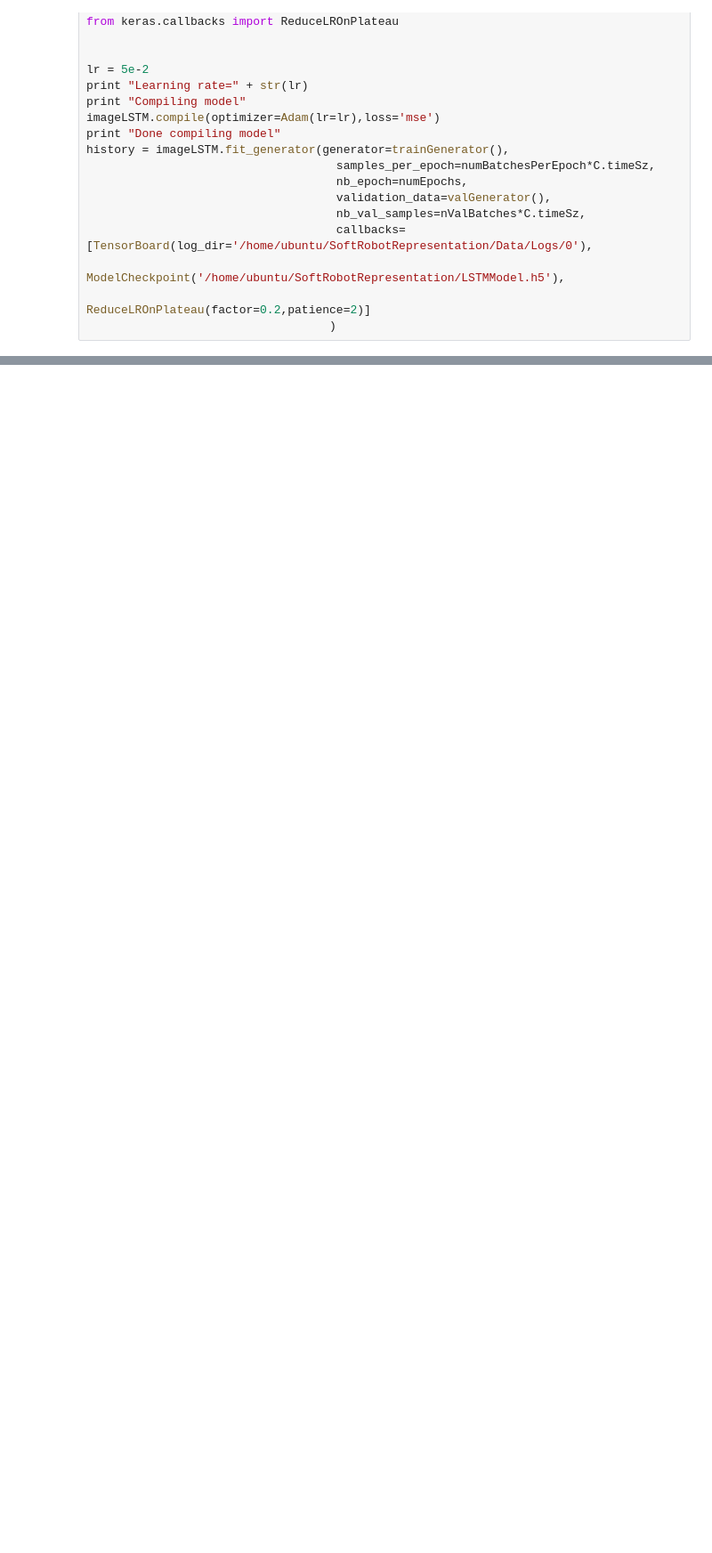
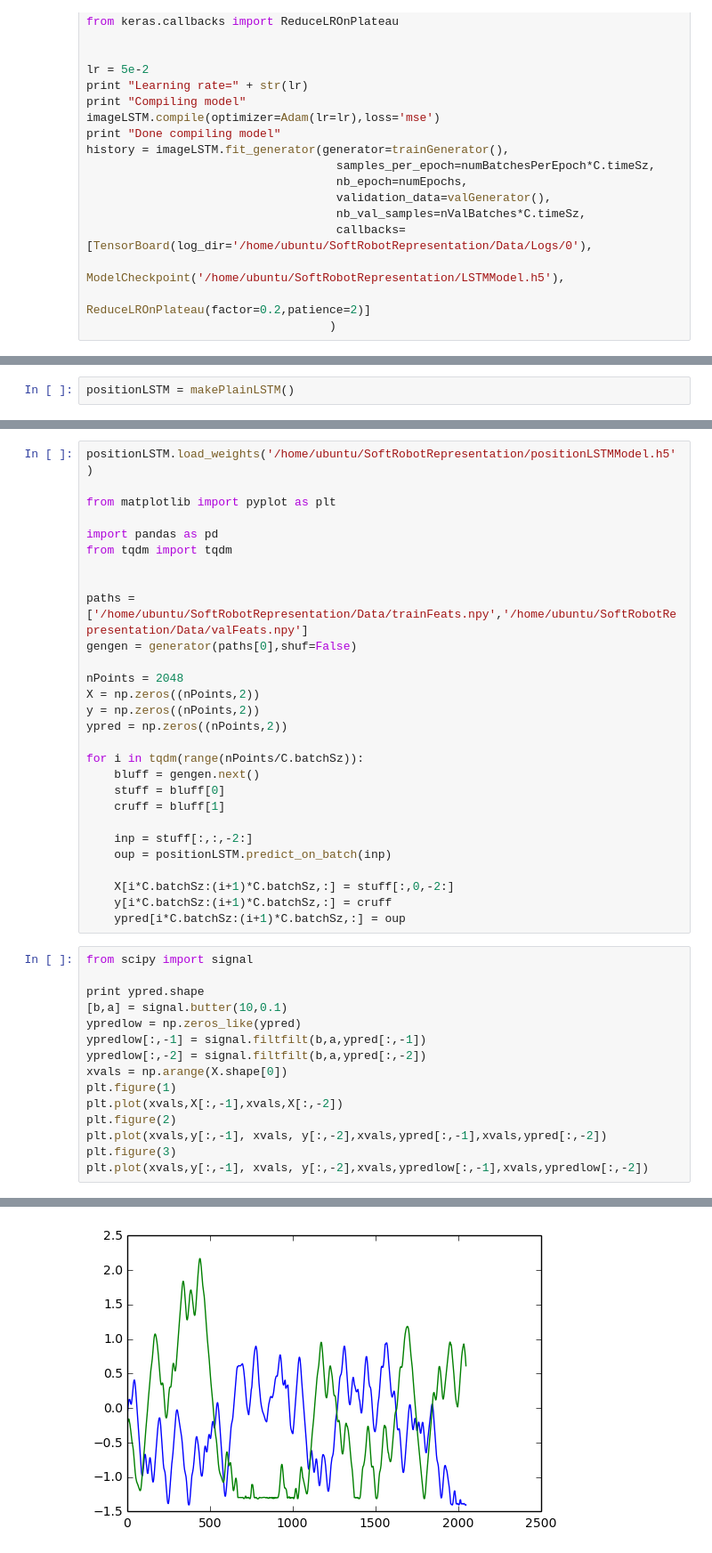
Before and after one commit to josephgreer/SoftRobotRepresentation, a Jupyter notebook: Src/LSTM.ipynb, the cells around one changed output, grey strips where cells are left out. Shown at 89% size. Drawn from its saved outputs; the diff is of its cells as text; blank space fills up the shorter version.

Commit message:
LSTM model comparison working

```diff
--- a/Src/LSTM.ipynb
+++ b/Src/LSTM.ipynb
@@ -244,0 +260,2 @@ for iteration in range(1, 60):
+# %%
+positionLSTM = makePlainLSTM()
@@ -244,0 +342,44 @@ for iteration in range(1, 60):
+# %%
+positionLSTM.load_weights('/home/ubuntu/SoftRobotRepresentation/positionLSTMModel.h5')
+
+from matplotlib import pyplot as plt
+
+import pandas as pd
+from tqdm import tqdm
+
+
+paths = ['/home/ubuntu/SoftRobotRepresentation/Data/trainFeats.npy','/home/ubuntu/SoftRobotRepresentation/Data/valFeats.npy']
+gengen = generator(paths[0],shuf=False)
+
+nPoints = 2048
+X = np.zeros((nPoints,2))
+y = np.zeros((nPoints,2))
+ypred = np.zeros((nPoints,2))
+
+for i in tqdm(range(nPoints/C.batchSz)):
+    bluff = gengen.next()
+    stuff = bluff[0]
+    cruff = bluff[1]
+
+    inp = stuff[:,:,-2:]
+    oup = positionLSTM.predict_on_batch(inp)
+
+    X[i*C.batchSz:(i+1)*C.batchSz,:] = stuff[:,0,-2:]
+    y[i*C.batchSz:(i+1)*C.batchSz,:] = cruff
+    ypred[i*C.batchSz:(i+1)*C.batchSz,:] = oup
+# %%
+from scipy import signal
+
+print ypred.shape
+[b,a] = signal.butter(10,0.1)
+ypredlow = np.zeros_like(ypred)
+ypredlow[:,-1] = signal.filtfilt(b,a,ypred[:,-1])
+ypredlow[:,-2] = signal.filtfilt(b,a,ypred[:,-2])
+xvals = np.arange(X.shape[0])
+plt.figure(1)
+plt.plot(xvals,X[:,-1],xvals,X[:,-2])
+plt.figure(2)
+plt.plot(xvals,y[:,-1], xvals, y[:,-2],xvals,ypred[:,-1],xvals,ypred[:,-2])
+plt.figure(3)
+plt.plot(xvals,y[:,-1], xvals, y[:,-2],xvals,ypredlow[:,-1],xvals,ypredlow[:,-2])
+# %% [output]
@@ -244,0 +391 @@ for iteration in range(1, 60):
+[figure, added]
```
Also changed, not shown: parts of 16 cells of this notebook, 4 other files.
